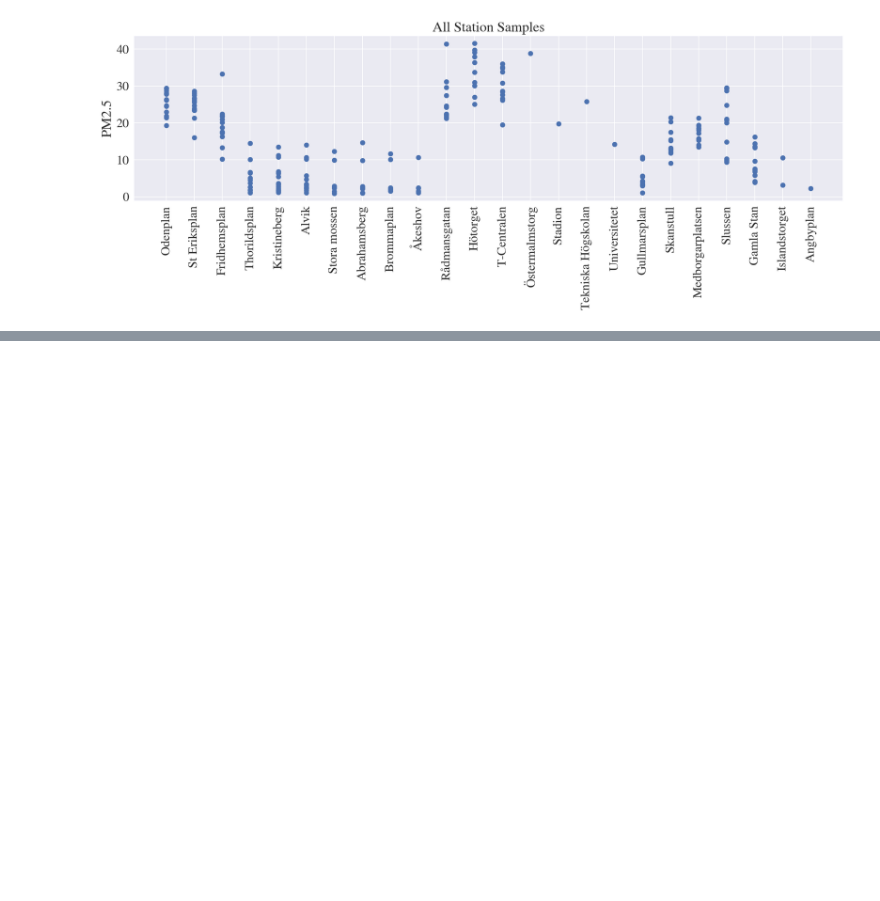
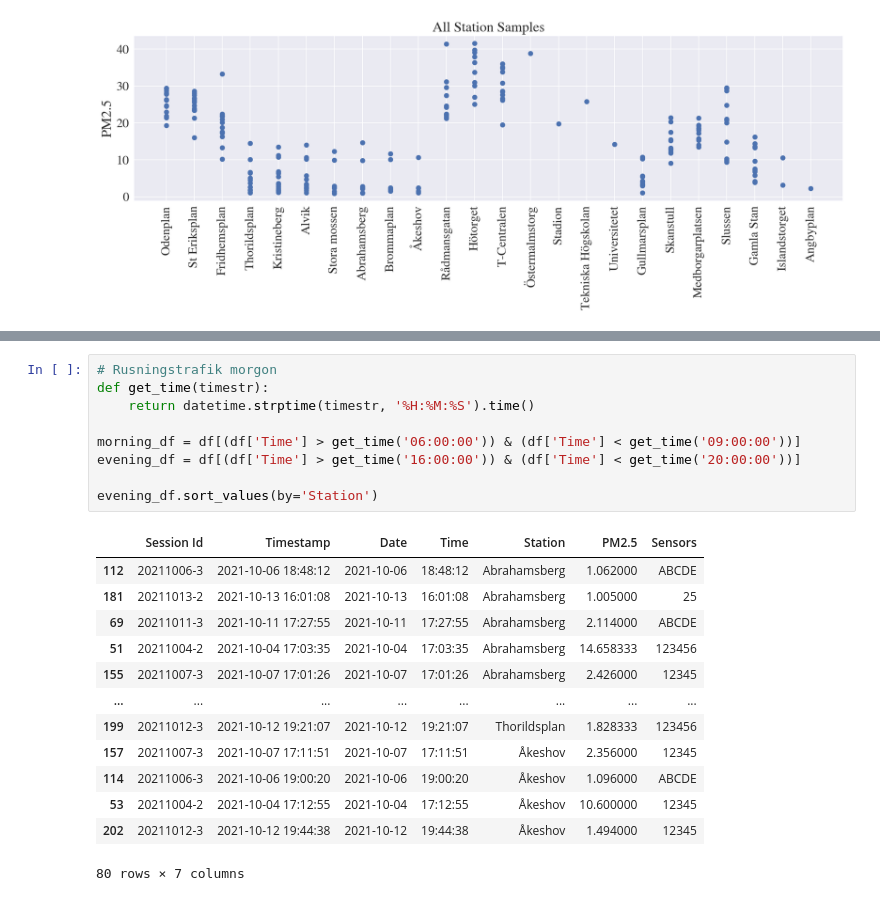
Before and after one commit to aliceheiman/air-pollution-stockholm-subway, a Jupyter notebook: algorithm1.ipynb, the cells around one changed output, grey strips where cells are left out. Saved outputs shown, nothing was run; the diff lists cells and outputs as text; blank space fills up the shorter version.

```diff
--- a/algorithm1.ipynb
+++ b/algorithm1.ipynb
@@ -285,0 +294,23 @@ plt.show()
+# %%
+# Rusningstrafik morgon
+def get_time(timestr):
+    return datetime.strptime(timestr, '%H:%M:%S').time()
+
+morning_df = df[(df['Time'] > get_time('06:00:00')) & (df['Time'] < get_time('09:00:00'))]
+evening_df = df[(df['Time'] > get_time('16:00:00')) & (df['Time'] < get_time('20:00:00'))]
+
+evening_df.sort_values(by='Station')
+# %% [output]
+|  | Session Id | Timestamp | Date | Time | Station | PM2.5 | Sensors |
+| 112 | 20211006-3 | 2021-10-06 18:48:12 | 2021-10-06 | 18:48:12 | Abrahamsberg | 1.062000 | ABCDE |
+| 181 | 20211013-2 | 2021-10-13 16:01:08 | 2021-10-13 | 16:01:08 | Abrahamsberg | 1.005000 | 25 |
+| 69 | 20211011-3 | 2021-10-11 17:27:55 | 2021-10-11 | 17:27:55 | Abrahamsberg | 2.114000 | ABCDE |
+| 51 | 20211004-2 | 2021-10-04 17:03:35 | 2021-10-04 | 17:03:35 | Abrahamsberg | 14.658333 | 123456 |
+| 155 | 20211007-3 | 2021-10-07 17:01:26 | 2021-10-07 | 17:01:26 | Abrahamsberg | 2.426000 | 12345 |
+| ... | ... | ... | ... | ... | ... | ... | ... |
+| 199 | 20211012-3 | 2021-10-12 19:21:07 | 2021-10-12 | 19:21:07 | Thorildsplan | 1.828333 | 123456 |
+| 157 | 20211007-3 | 2021-10-07 17:11:51 | 2021-10-07 | 17:11:51 | Åkeshov | 2.356000 | 12345 |
+| 114 | 20211006-3 | 2021-10-06 19:00:20 | 2021-10-06 | 19:00:20 | Åkeshov | 1.096000 | ABCDE |
+| 53 | 20211004-2 | 2021-10-04 17:12:55 | 2021-10-04 | 17:12:55 | Åkeshov | 10.600000 | 12345 |
+| 202 | 20211012-3 | 2021-10-12 19:44:38 | 2021-10-12 | 19:44:38 | Åkeshov | 1.494000 | 12345 |
+80 rows × 7 columns
```
Also changed, not shown: parts of 6 cells of this notebook, 8 other files.
